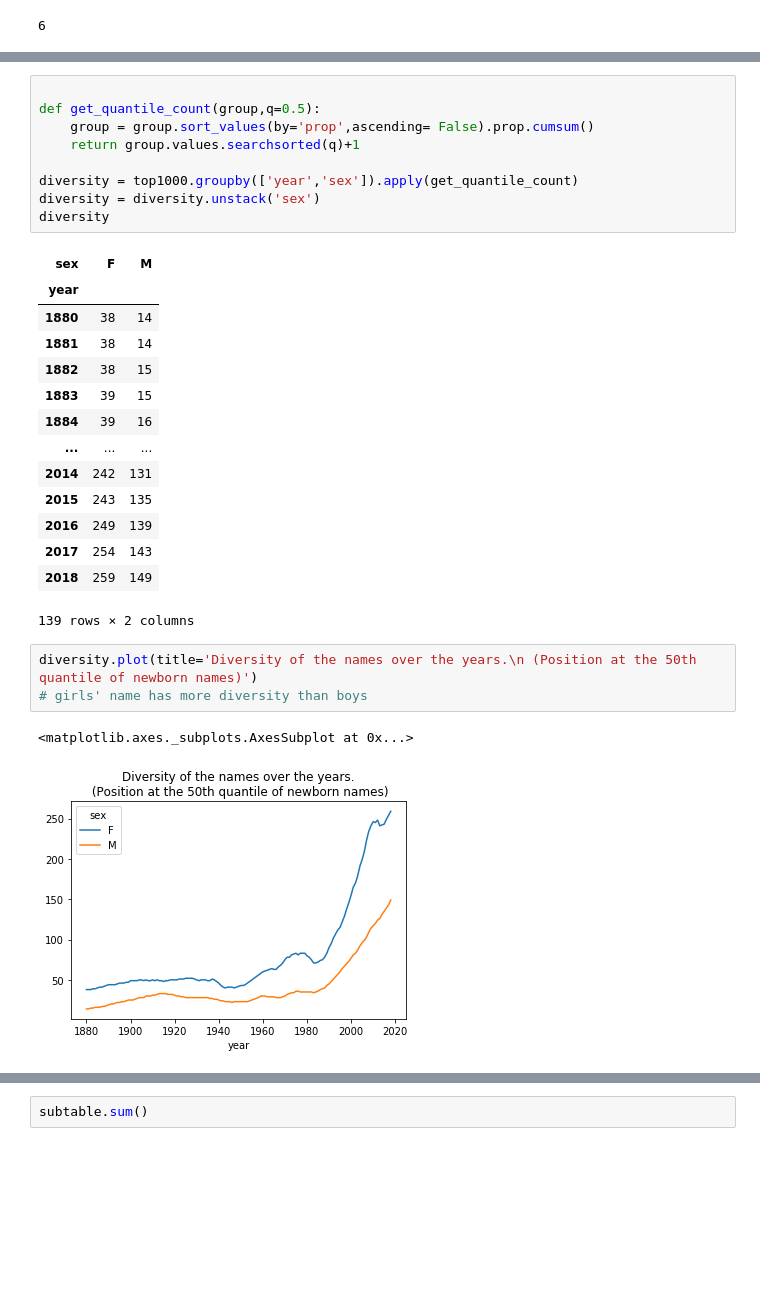
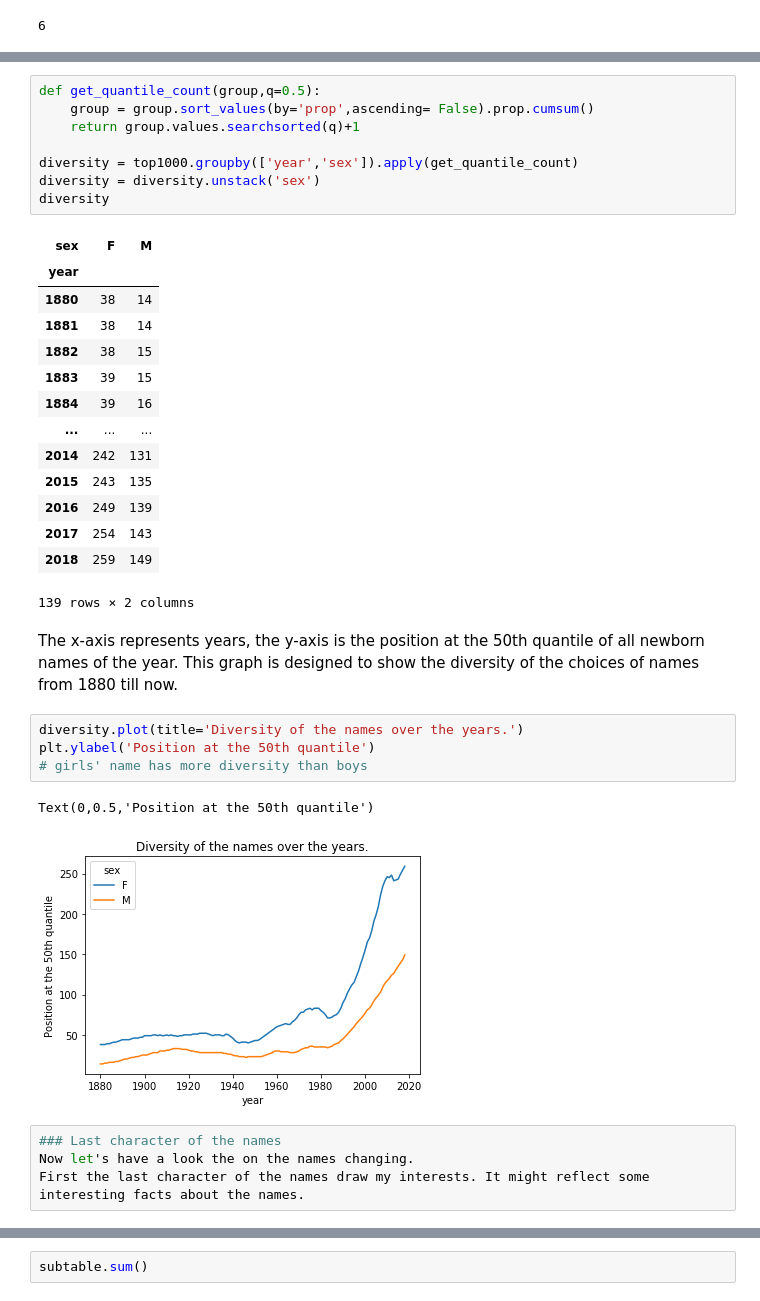
Before and after one commit to ffflora/data-analysis-projects, a Jupyter notebook: babynames.ipynb, the cells around one changed output, grey strips where cells are left out. Saved outputs shown, nothing was run; the diff lists cells and outputs as text; blank space fills up the shorter version.

```diff
--- a/babynames.ipynb
+++ b/babynames.ipynb
@@ -226,7 +224,6 @@ names_of_the_year('M',2018)
 | 277876 | Markus | M | 206 | 2018 | 0.000114 |
 1000 rows × 5 columns
 # %%
-
 def get_quantile_count(group,q=0.5):
     group = group.sort_values(by='prop',ascending= False).prop.cumsum()
     return group.values.searchsorted(q)+1
@@ -249,10 +246,17 @@ diversity
 | 2017 | 254 | 143 |
 | 2018 | 259 | 149 |
 139 rows × 2 columns
+# %% [markdown]
+The x-axis represents years, the y-axis is the position at the 50th quantile of all newborn names of the year. This graph is designed to show the diversity of the choices of names from 1880 till now.
 # %%
-diversity.plot(title='Diversity of the names over the years.\n (Position at the 50th quantile of newborn names)')
+diversity.plot(title='Diversity of the names over the years.')
+plt.ylabel('Position at the 50th quantile')
 # girls' name has more diversity than boys
 # %% [output]
-<matplotlib.axes._subplots.AxesSubplot at 0x...>
+Text(0,0.5,'Position at the 50th quantile')
-[figure, old version]
+[figure, new version]
+# %%
+### Last character of the names
+Now let's have a look the on the names changing.
+First the last character of the names draw my interests. It might reflect some interesting facts about the names.
 # %%
```
Also changed, not shown: parts of 14 cells of this notebook.
